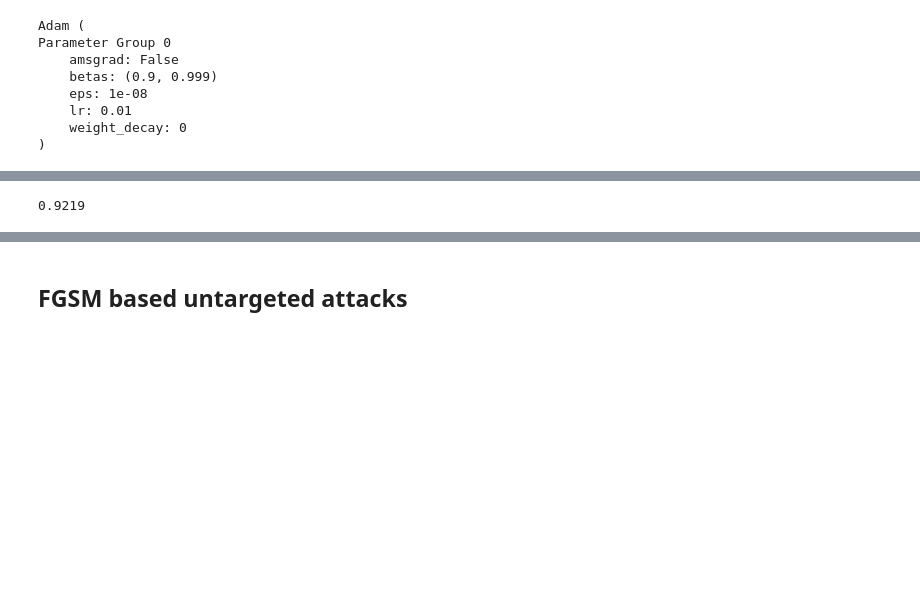
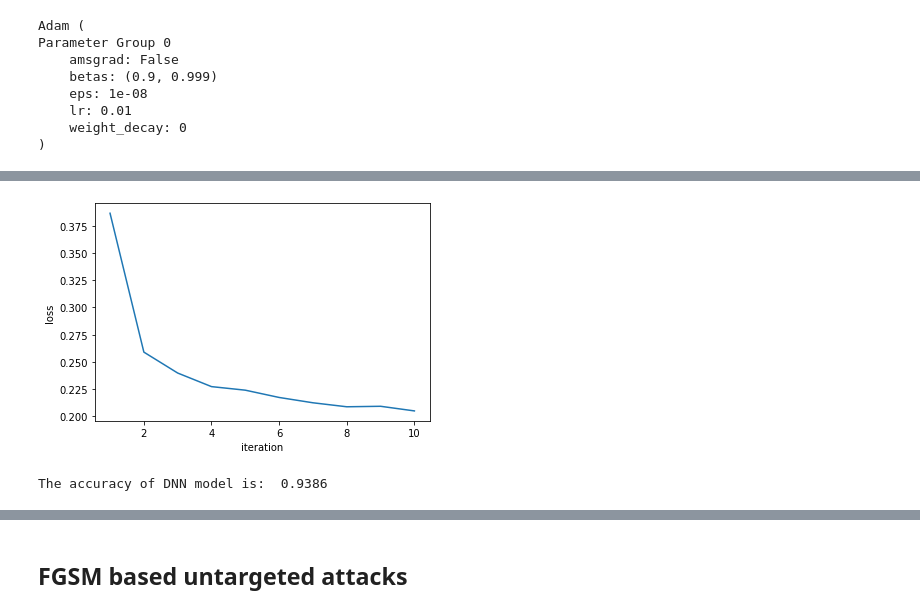
Before and after one commit to yeb2Binfang/ECE-GY-9163-ML-cyber, a Jupyter notebook: Lab/MLSec_Lab2.ipynb, the cells around one changed output, grey strips where cells are left out. Drawn from its saved outputs; the diff is of its cells as text; code cells hidden in the pictures; blank space fills up the shorter version.

```diff
--- a/Lab/MLSec_Lab2.ipynb
+++ b/Lab/MLSec_Lab2.ipynb
@@ -227,6 +211,15 @@ epoch:[10/10], loss:0.2233
+# %%
+plt.plot(range(1,11),loss)
+plt.xlabel("iteration")
+plt.ylabel("loss")
+plt.show()
+# %% [output]
+[figure, added]
 # %%
 def DNN_acc(model, loaders):
   correct_count, all_count = 0, 0
+  y_pred = []
+  y_true = []
   for img, label in loaders['test']:
     for i in range(len(label)):
       prob = DNN(img[i])
@@ -235,10 +228,10 @@ def DNN_acc(model, loaders):
       # print(probab)
       pred_label = probab.index(max(probab))
       true_label = label.numpy()[i]
+      y_pred.append(pred_label)
+      y_true.append(true_label)
 
       if(true_label==pred_label):
         correct_count+=1
       all_count+=1
-  return correct_count/all_count
+  return correct_count/all_count, y_pred, y_true
-# %% [output]
-0.9219
@@ -244,0 +240,4 @@ def DNN_acc(model, loaders):
+# %%
+print("The accuracy of DNN model is: ",acc)
+# %% [output]
+The accuracy of DNN model is:  0.9386
```
Also changed, not shown: parts of 7 cells of this notebook.
